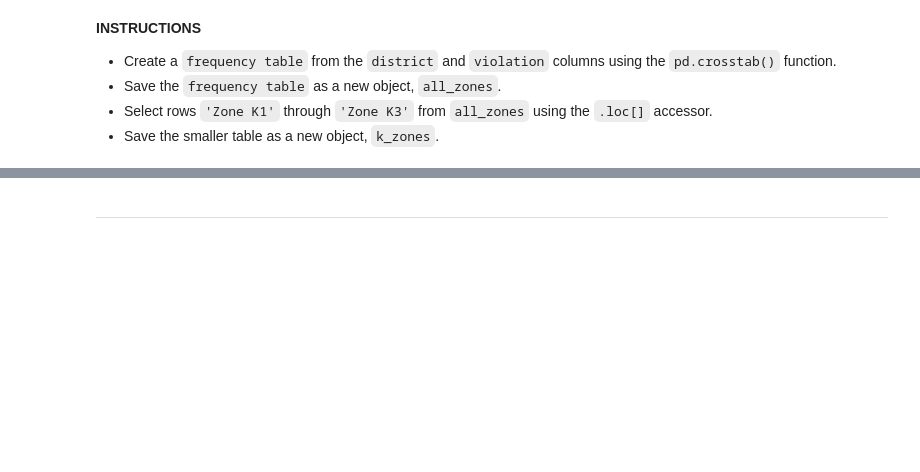
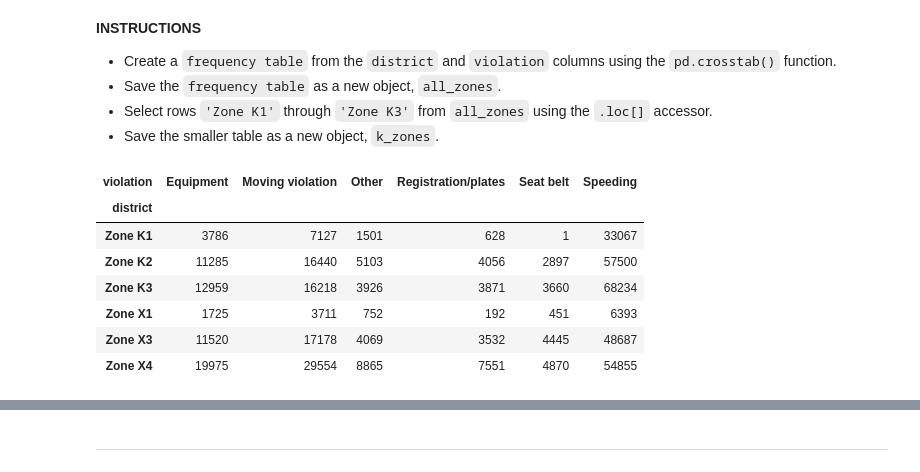
Before and after one commit to Ertugrul-Kurubal/Data-Analysis-With-Python-Projects, a Jupyter notebook: 03-Visual Exploratory Data Analysis (Student).ipynb, the cells around one changed output, grey strips where cells are left out. Cells and saved outputs as stored; diff of their text form; code cells hidden in the pictures; blank space fills up the shorter version.

Commit message:
Tallying Violations

```diff
--- a/03-Visual Exploratory Data Analysis (Student).ipynb
+++ b/03-Visual Exploratory Data Analysis (Student).ipynb
@@ -376,3 +376,15 @@ In this exercise, you'll create a frequency table to determine how many violatio
 *   Save the ``frequency table`` as a new object, ``all_zones``.
 *   Select rows ``'Zone K1'`` through ``'Zone K3'`` from ``all_zones`` using the ``.loc[]`` accessor.
 *   Save the smaller table as a new object, ``k_zones``.
+# %%
+all_zones = pd.crosstab(df.district, df.violation)
+all_zones
+# %% [output]
+| violation | Equipment | Moving violation | Other | Registration/plates | Seat belt | Speeding |
+| district |  |  |  |  |  |  |
+| Zone K1 | 3786 | 7127 | 1501 | 628 | 1 | 33067 |
+| Zone K2 | 11285 | 16440 | 5103 | 4056 | 2897 | 57500 |
+| Zone K3 | 12959 | 16218 | 3926 | 3871 | 3660 | 68234 |
+| Zone X1 | 1725 | 3711 | 752 | 192 | 451 | 6393 |
+| Zone X3 | 11520 | 17178 | 4069 | 3532 | 4445 | 48687 |
+| Zone X4 | 19975 | 29554 | 8865 | 7551 | 4870 | 54855 |
```
Also changed, not shown: parts of 1 cell of this notebook.
